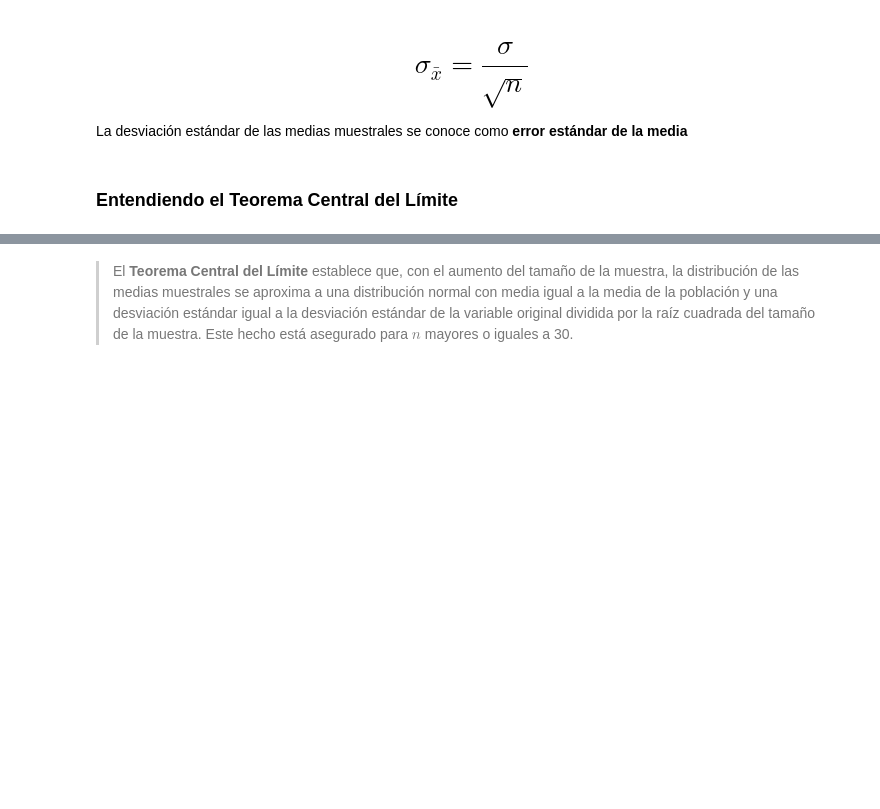
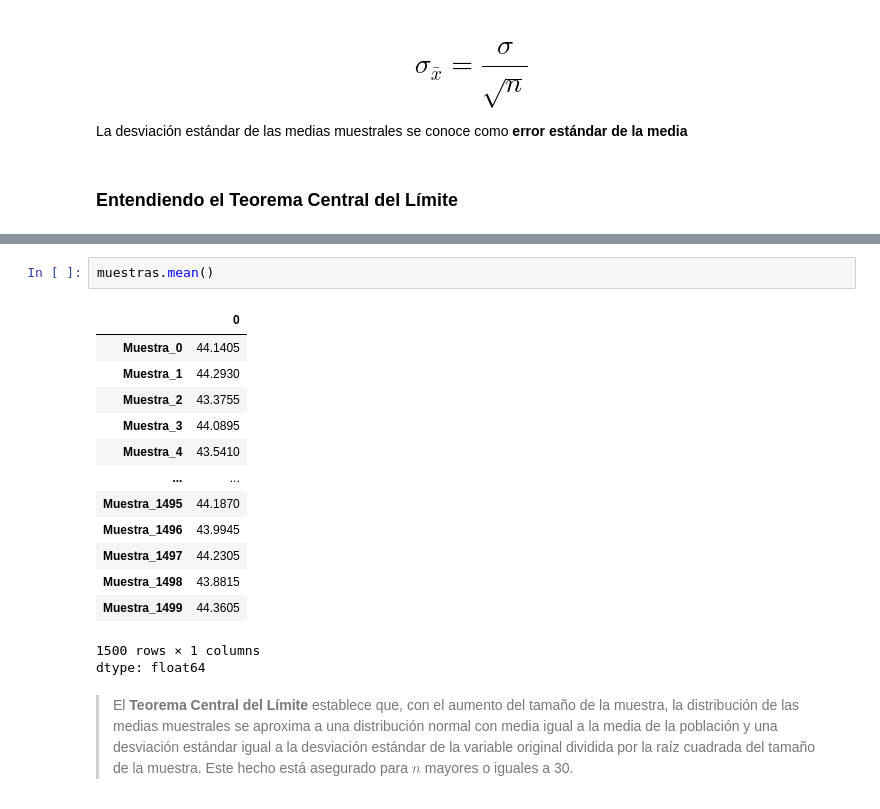
Before and after one commit to dialejo/Math_with_python, a Jupyter notebook: Estadistica_con_Python_parte2.ipynb, the cells around one changed output, grey strips where cells are left out. Saved outputs shown, nothing was run; the diff lists cells and outputs as text; blank space fills up the shorter version.

```diff
--- a/Estadistica_con_Python_parte2.ipynb
+++ b/Estadistica_con_Python_parte2.ipynb
@@ -940,2 +1007,19 @@ La desviación estándar de las medias muestrales se conoce como **error estánd
+# %%
+muestras.mean()
+# %% [output]
+|  | 0 |
+| Muestra_0 | 44.1405 |
+| Muestra_1 | 44.2930 |
+| Muestra_2 | 43.3755 |
+| Muestra_3 | 44.0895 |
+| Muestra_4 | 43.5410 |
+| ... | ... |
+| Muestra_1495 | 44.1870 |
+| Muestra_1496 | 43.9945 |
+| Muestra_1497 | 44.2305 |
+| Muestra_1498 | 43.8815 |
+| Muestra_1499 | 44.3605 |
+1500 rows × 1 columns
+dtype: float64
 # %% [markdown]
 > El **Teorema Central del Límite** establece que, con el aumento del tamaño de la muestra, la distribución de las medias muestrales se aproxima a una distribución normal con media igual a la media de la población y una desviación estándar igual a la desviación estándar de la variable original dividida por la raíz cuadrada del tamaño de la muestra. Este hecho está asegurado para $n$ mayores o iguales a 30.
```
Also changed, not shown: parts of 46 cells of this notebook.
